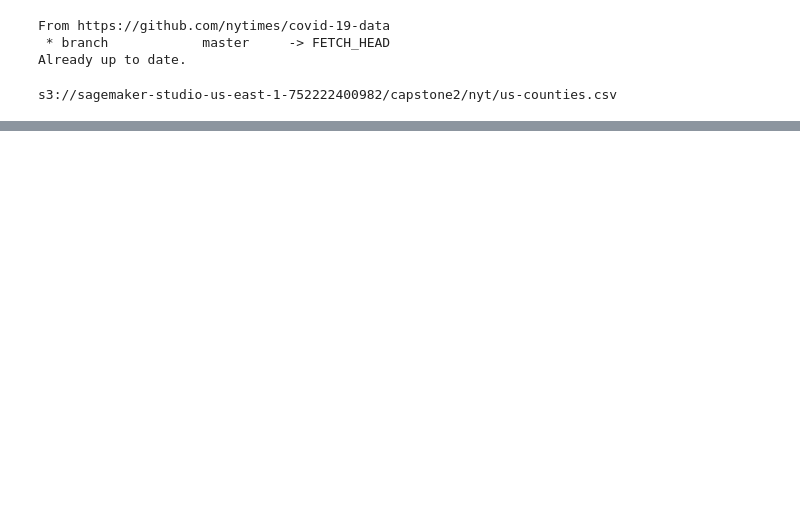
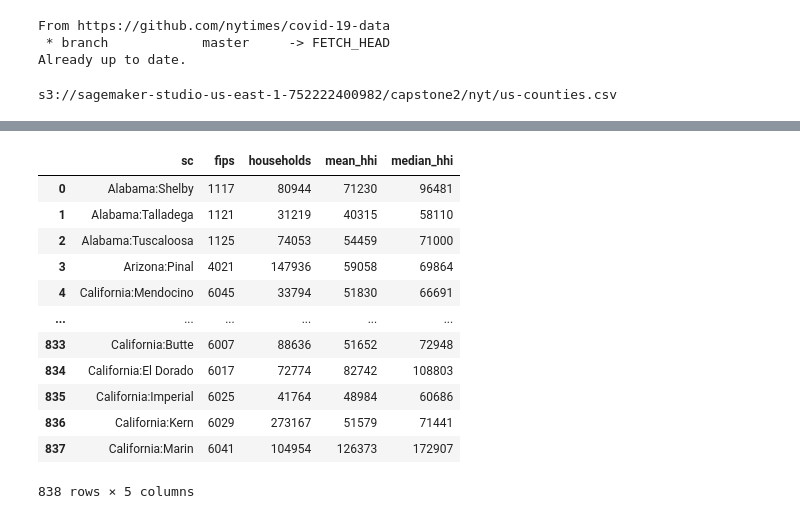
Before and after one commit to ian-branum/predicting-coronavirus, a Jupyter notebook: EDA.ipynb, the cells around one changed output, grey strips where cells are left out. Saved outputs shown, nothing was run; the diff lists cells and outputs as text; code cells hidden in the pictures; blank space fills up the shorter version.

```diff
--- a/EDA.ipynb
+++ b/EDA.ipynb
@@ -55,0 +101,17 @@ s3://sagemaker-studio-us-east-1-752222400982/capstone2/nyt/us-counties.csv
+# %%
+hhi = di.extract_hhi()
+hhi
+# %% [output]
+|  | sc | fips | households | mean_hhi | median_hhi |
+| 0 | Alabama:Shelby | 1117 | 80944 | 71230 | 96481 |
+| 1 | Alabama:Talladega | 1121 | 31219 | 40315 | 58110 |
+| 2 | Alabama:Tuscaloosa | 1125 | 74053 | 54459 | 71000 |
+| 3 | Arizona:Pinal | 4021 | 147936 | 59058 | 69864 |
+| 4 | California:Mendocino | 6045 | 33794 | 51830 | 66691 |
+| ... | ... | ... | ... | ... | ... |
+| 833 | California:Butte | 6007 | 88636 | 51652 | 72948 |
+| 834 | California:El Dorado | 6017 | 72774 | 82742 | 108803 |
+| 835 | California:Imperial | 6025 | 41764 | 48984 | 60686 |
+| 836 | California:Kern | 6029 | 273167 | 51579 | 71441 |
+| 837 | California:Marin | 6041 | 104954 | 126373 | 172907 |
+838 rows × 5 columns
```
Also changed, not shown: parts of 11 cells of this notebook, 1 other file.
